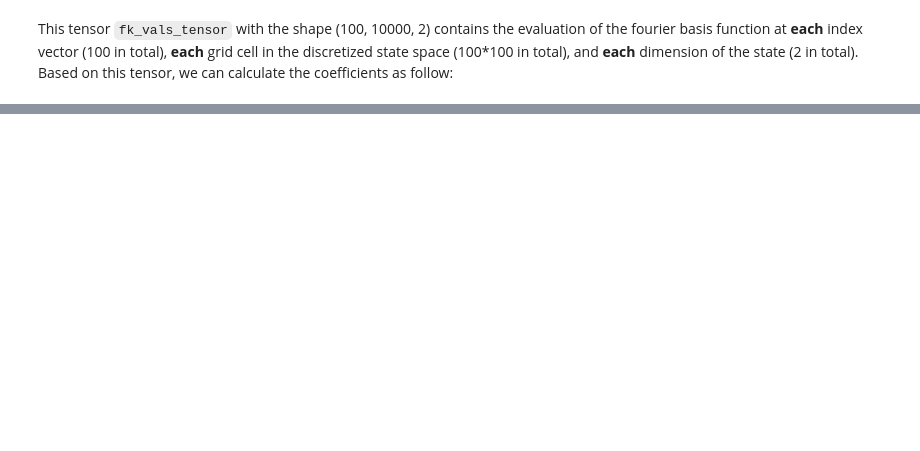
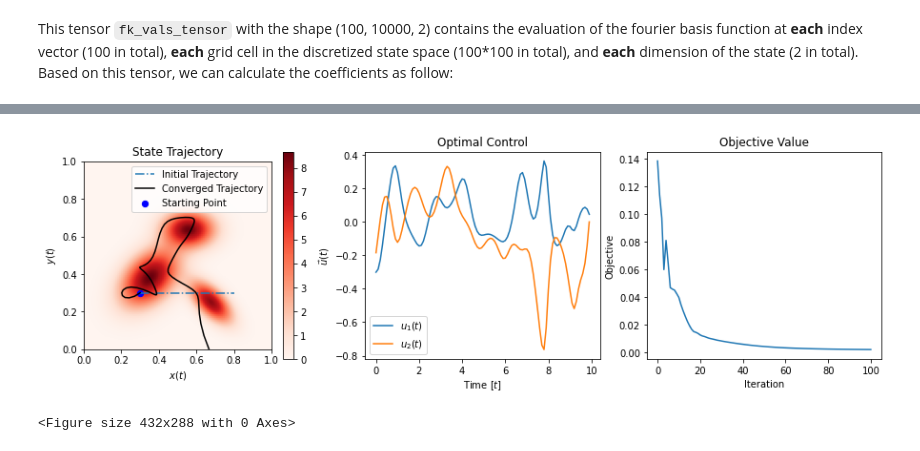
Before and after one commit to sdalal1/Active-Learning, a Jupyter notebook: HW5/me455_ergodic_metric.ipynb, the cells around one changed output, grey strips where cells are left out. Drawn from its saved outputs; the diff is of its cells as text; code cells hidden in the pictures; blank space fills up the shorter version.

```diff
--- a/HW5/me455_ergodic_metric.ipynb
+++ b/HW5/me455_ergodic_metric.ipynb
@@ -340,0 +1544,74 @@ difference:  3.007454880571486e-16
+# %%
+def dyn_random(_, weights, dists):
+    ind_dist = np.random.choice(a=np.arange(len(weights)), size=1, p=weights)[0]
+    # print(ind_dist)
+    dist = dists[ind_dist]
+    return dist.rvs()
+
+w1, w2, w3 = 0.5, 0.2, 0.3
+
+mu1 = np.array([0.35, 0.38])
+mu2 = np.array([0.68, 0.25])
+mu3 = np.array([0.56, 0.64])
+
+cov1 = np.array([[1e-2, 4e-3], [4e-3, 1e-2]])
+cov2 = np.array([[5e-3, -3e-3], [-3e-3, 5e-3]])
+cov3 = np.array([[8e-3, 0.0], [0.0, 4e-3]])
+
+T = 10
+dt = 0.1
+tlist = np.arange(0, T, dt)
+tsteps = tlist.shape[0]
+
+u_traj = np.zeros(shape=(100, 2))
+x_curr = np.array([0.3, 0.3])
+
+weights = np.array([w1, w2, w3])
+means = np.array([mu1, mu2, mu3])
+covs = np.array([cov1, cov2, cov3])
+
+# N = N_grid + 1
+
+# dx = dy = 1.0 / N_grid
+
+dists = []
+for mu, cov in zip(means, covs):
+    dist = scipy.stats.multivariate_normal(mean=mu, cov=cov)
+    dists.append(dist)
+
+for i in range(100):
+    x_new = dyn_random(None, weights, dists)
+    u_traj[i, :] = (x_new - x_curr) / dt
+    x_curr = x_new
+
+
+
+u_traj = np.tile(np.array([0.05, 0.0]), reps=(tsteps, 1))
+
+main_p1(
+            w1=w1,
+            w2=w2,
+            w3=w3,
+            mu1=mu1,
+            mu2=mu2,
+            mu3=mu3,
+            cov1=cov1,
+            cov2=cov2,
+            cov3=cov3,
+            init_u_traj=u_traj,
+            q=0.1,
+            R_u=np.diag([0.001, 0.001]),
+            P1=np.diag([2.0, 2.0]),
+            Q_z=np.diag([0.01, 0.001]),
+            R_v=np.diag([0.001, 0.001]),
+            x0=np.array([0.3, 0.3]),
+            # u_traj=u_traj,
+            N_grid=100,
+            K_per_dim=10,
+            dt=0.1,
+            T=T,
+            max_iter=100,
+            gamma_0=0.001,
+            fig_filename="problem1.png",
+        )
+# %% [output]
@@ -340,0 +1635,2 @@ difference:  3.007454880571486e-16
+[figure, added]
+<Figure size 432x288 with 0 Axes>
```
Also changed, not shown: parts of 12 cells of this notebook, 11 other files.
